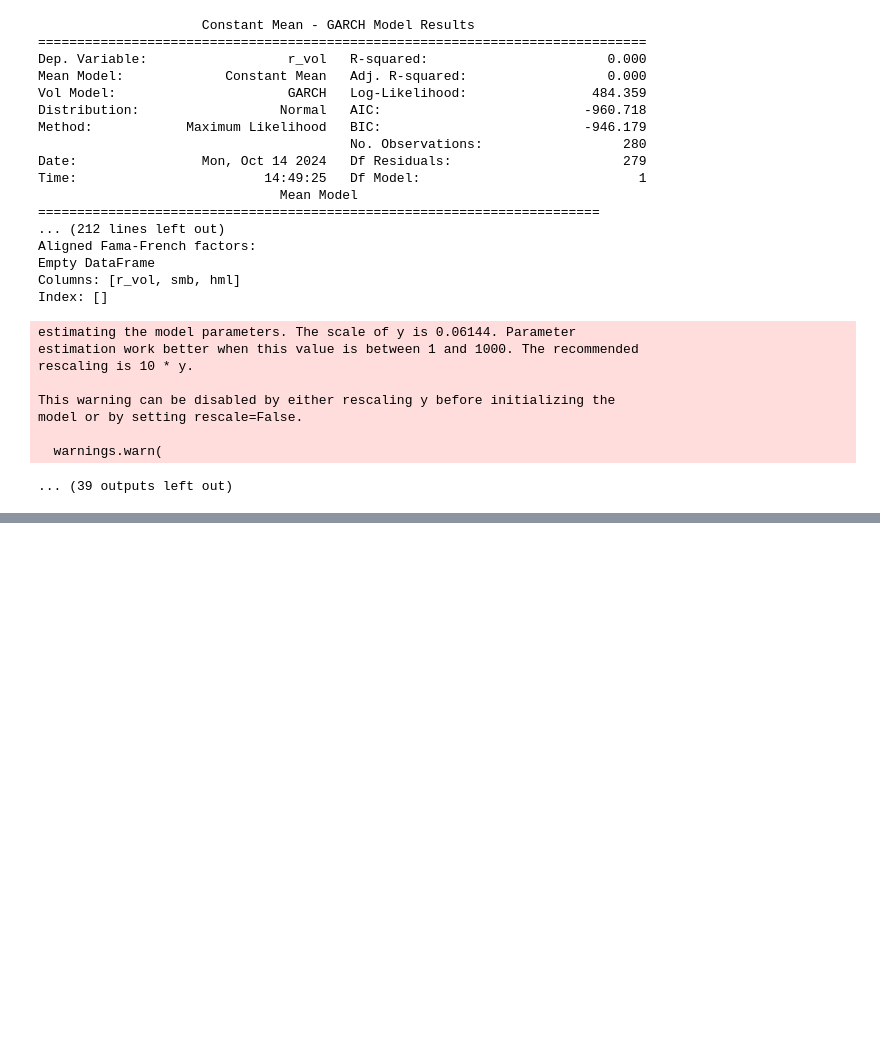
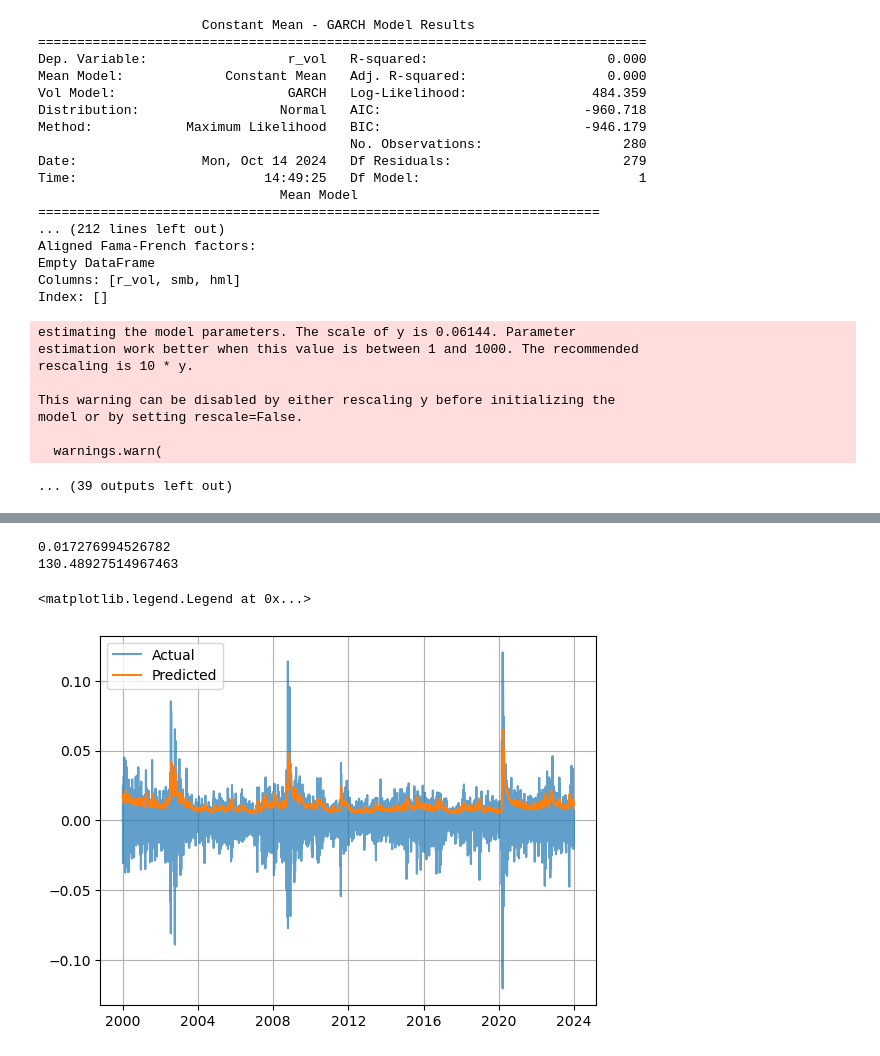
Before and after one commit to siruiliu-code/GARCH-X-Volatility-Modelling-with-Equity-Options-Trading, a Jupyter notebook: Garch_Nas.ipynb, the cells around one changed output, grey strips where cells are left out. Saved outputs shown, nothing was run; the diff lists cells and outputs as text; code cells hidden in the pictures; blank space fills up the shorter version.

```diff
--- a/Garch-x_fama_french.ipynb
+++ b/Garch_Nas.ipynb
@@ -788,0 +834,6 @@ model or by setting rescale=False.
+# %%
+log_returns =\
+(
+    pd
+    .Series(log_returns)
+)
@@ -788,0 +890,6 @@ model or by setting rescale=False.
+# %%
+predicted_volatility =\
+(
+    figarch_result
+    .conditional_volatility
+)
@@ -788,0 +927,6 @@ model or by setting rescale=False.
+# %%
+print(rmse)
+print(smape_value)
+# %% [output]
+0.017276994526782
+130.48927514967463
@@ -788,0 +943,15 @@ model or by setting rescale=False.
+# %%
+plt\
+    .plot(log_returns, alpha = 0.7, label ='Actual')
+
+plt\
+    .plot(predicted_volatility, label = 'Predicted')
+
+plt\
+    .grid()
+
+plt\
+    .legend()
+# %% [output]
+<matplotlib.legend.Legend at 0x...>
+[figure, added]
```
Also changed, not shown: parts of 15 cells of this notebook.
